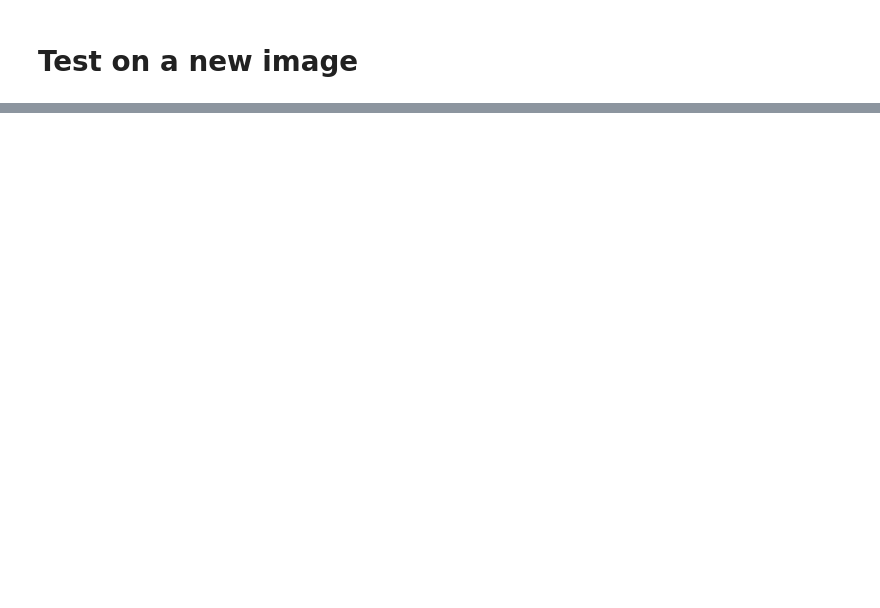
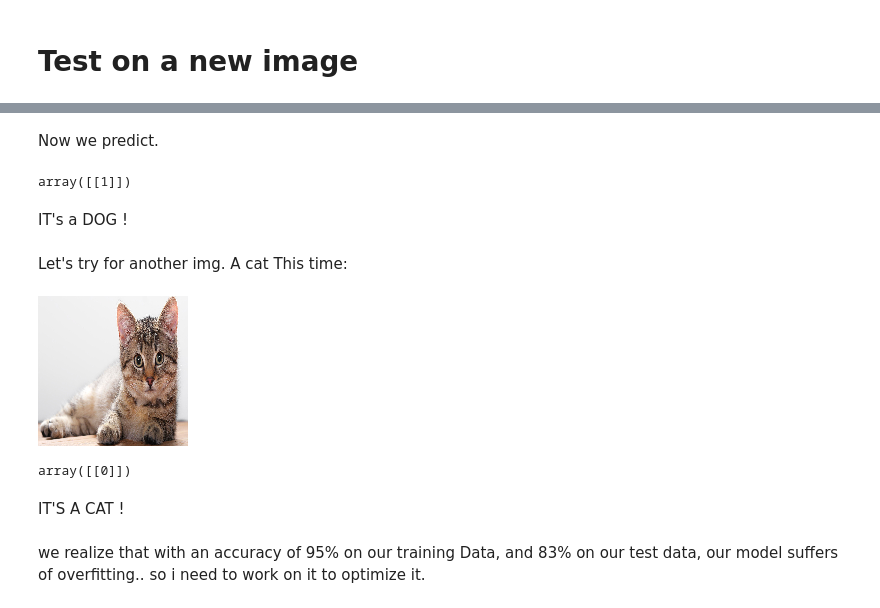
Before and after one commit to MikeDuran-git/Custom_CNN_Model, a Jupyter notebook: CNN.ipynb, the cells around one changed output, grey strips where cells are left out. Drawn from its saved outputs; the diff is of its cells as text; code cells hidden in the pictures; blank space fills up the shorter version.

```diff
--- a/CNN.ipynb
+++ b/CNN.ipynb
@@ -155,0 +196,26 @@ AttributeError: 'str' object has no attribute 'ndim'
+# %% [markdown]
+Now we predict.
+# %%
+classifier.predict_classes(img)
+# %% [output]
+array([[1]])
+# %% [markdown]
+IT's a DOG !
+# %% [markdown]
+Let's try for another img. A cat This time:
+# %%
+img=image.load_img('dataset/single_prediction/cat_or_dog_2.jpg',target_size=(150,150))
+img
+# %% [output]
+[figure, added]
+# %%
+img=image.img_to_array(img)
+img=img.reshape((1,)+img.shape) # we could also use np.expand_dims(img,axis=0)
+img=img/255
+classifier.predict_classes(img)
+# %% [output]
+array([[0]])
+# %% [markdown]
+IT'S A CAT !
+# %% [markdown]
+we realize that with an accuracy of 95% on our training Data, and 83% on our test data, our model suffers of overfitting.. so i need to work on it to optimize it.
```
Also changed, not shown: parts of 26 cells of this notebook.
